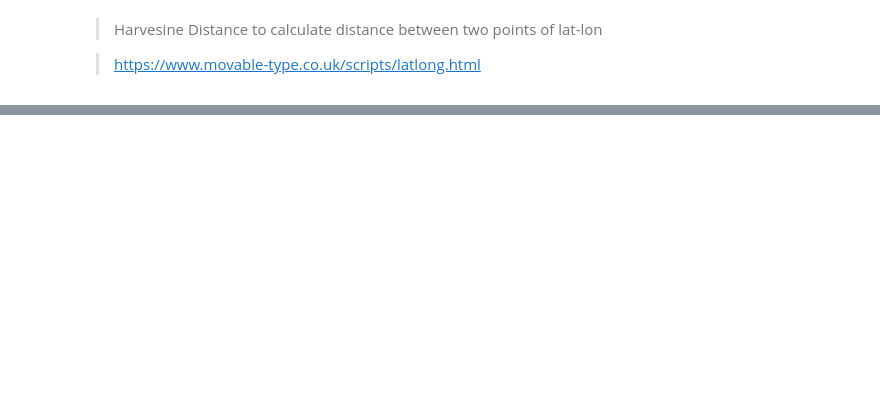
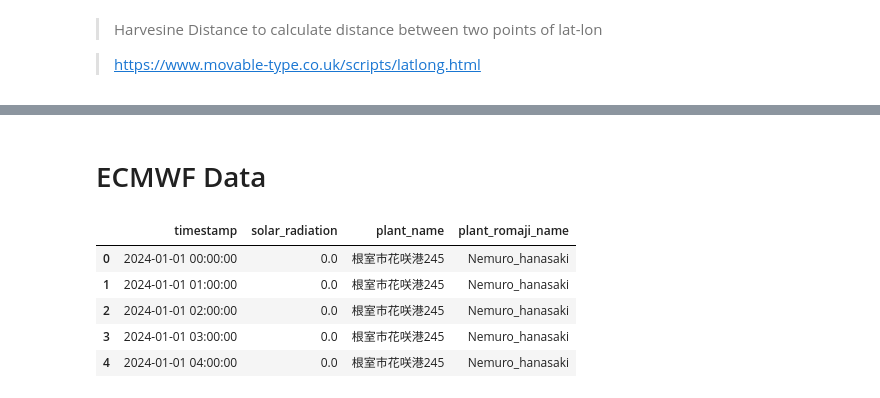
Before and after one commit to iqbalpa/taiyoukou, a Jupyter notebook: main.ipynb, the cells around one changed output, grey strips where cells are left out. Saved outputs shown, nothing was run; the diff lists cells and outputs as text; code cells hidden in the pictures; blank space fills up the shorter version.

```diff
--- a/main.ipynb
+++ b/main.ipynb
@@ -202,0 +560,18 @@ plot_temperature_time_series(df)
+# %% [markdown]
+# ECMWF Data
+# %%
+ecmwf_df = pd.read_csv("data/ecmwf_ifs_data_2024.csv")
+ecmwf_df = ecmwf_df.rename(columns={
+    'shortwave_solar_radiation': 'solar_radiation',
+    'date': 'timestamp',
+    'romaji_name': 'plant_romaji_name'
+})
+ecmwf_df['timestamp'] = pd.to_datetime(ecmwf_df['timestamp'])
+ecmwf_df.head()
+# %% [output]
+|  | timestamp | solar_radiation | plant_name | plant_romaji_name |
+| 0 | 2024-01-01 00:00:00 | 0.0 | 根室市花咲港245 | Nemuro_hanasaki |
+| 1 | 2024-01-01 01:00:00 | 0.0 | 根室市花咲港245 | Nemuro_hanasaki |
+| 2 | 2024-01-01 02:00:00 | 0.0 | 根室市花咲港245 | Nemuro_hanasaki |
+| 3 | 2024-01-01 03:00:00 | 0.0 | 根室市花咲港245 | Nemuro_hanasaki |
+| 4 | 2024-01-01 04:00:00 | 0.0 | 根室市花咲港245 | Nemuro_hanasaki |
```
Also changed, not shown: parts of 24 cells of this notebook, 6 other files.
